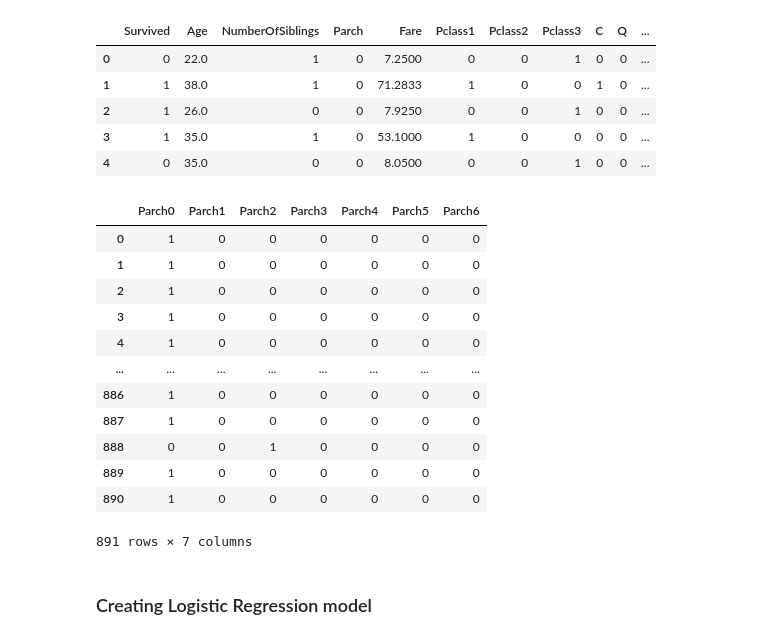
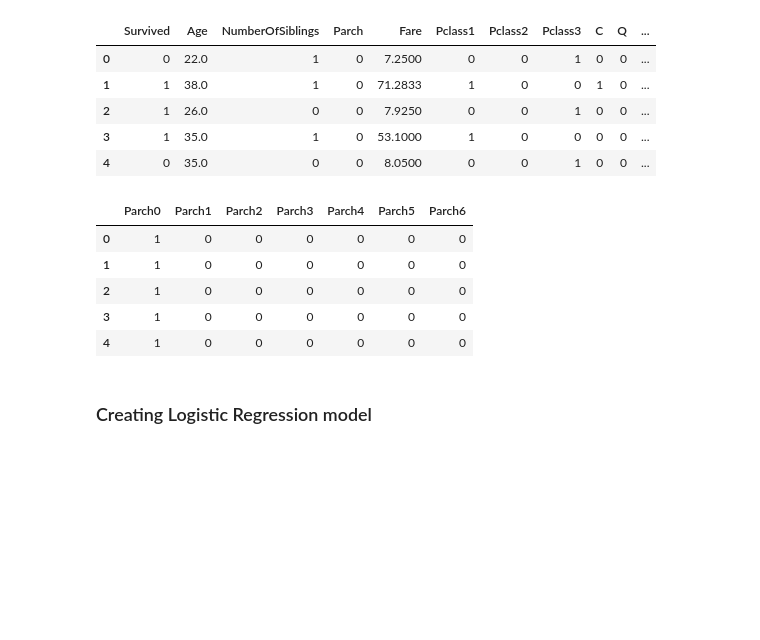
Before and after one commit to bartoszpiechnik25/DataScience, a Jupyter notebook: Titanic.ipynb, the cells around one changed output. Drawn from its saved outputs; the diff is of its cells as text; code cells hidden in the pictures; blank space fills up the shorter version.

```diff
--- a/Titanic.ipynb
+++ b/Titanic.ipynb
@@ -176,23 +179,15 @@ titanic.head()
 | 3 | 1 | 35.0 | 1 | 0 | 53.1000 | 1 | 0 | 0 | 0 | 0 | ... |
 | 4 | 0 | 35.0 | 0 | 0 | 8.0500 | 0 | 0 | 1 | 0 | 0 | ... |
 # %%
-titanic['Parch'].unique()
 parch_dummies = pd.get_dummies(titanic['Parch'])
 parch_dummies.rename({i:'Parch'+str(i) for i in range(titanic['Parch'].nunique())}, inplace=True, axis=1)
 parch_dummies.head()
 # %% [output]
 |  | Parch0 | Parch1 | Parch2 | Parch3 | Parch4 | Parch5 | Parch6 |
 | 0 | 1 | 0 | 0 | 0 | 0 | 0 | 0 |
 | 1 | 1 | 0 | 0 | 0 | 0 | 0 | 0 |
 | 2 | 1 | 0 | 0 | 0 | 0 | 0 | 0 |
 | 3 | 1 | 0 | 0 | 0 | 0 | 0 | 0 |
 | 4 | 1 | 0 | 0 | 0 | 0 | 0 | 0 |
-| ... | ... | ... | ... | ... | ... | ... | ... |
-| 886 | 1 | 0 | 0 | 0 | 0 | 0 | 0 |
-| 887 | 1 | 0 | 0 | 0 | 0 | 0 | 0 |
-| 888 | 0 | 0 | 1 | 0 | 0 | 0 | 0 |
-| 889 | 1 | 0 | 0 | 0 | 0 | 0 | 0 |
-| 890 | 1 | 0 | 0 | 0 | 0 | 0 | 0 |
-891 rows × 7 columns
 # %%
 titanic.drop(columns='Parch',inplace=True)
```
Also changed, not shown: parts of 23 cells of this notebook.
